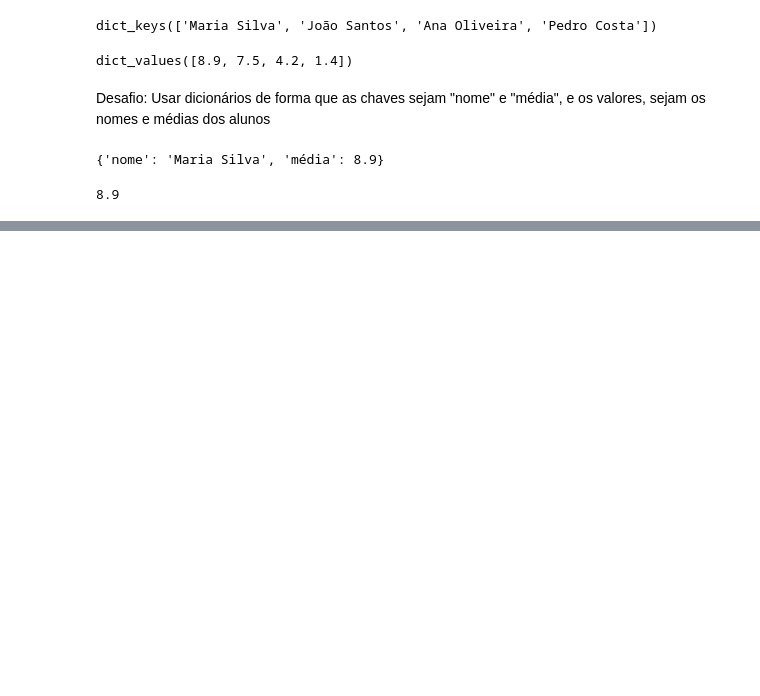
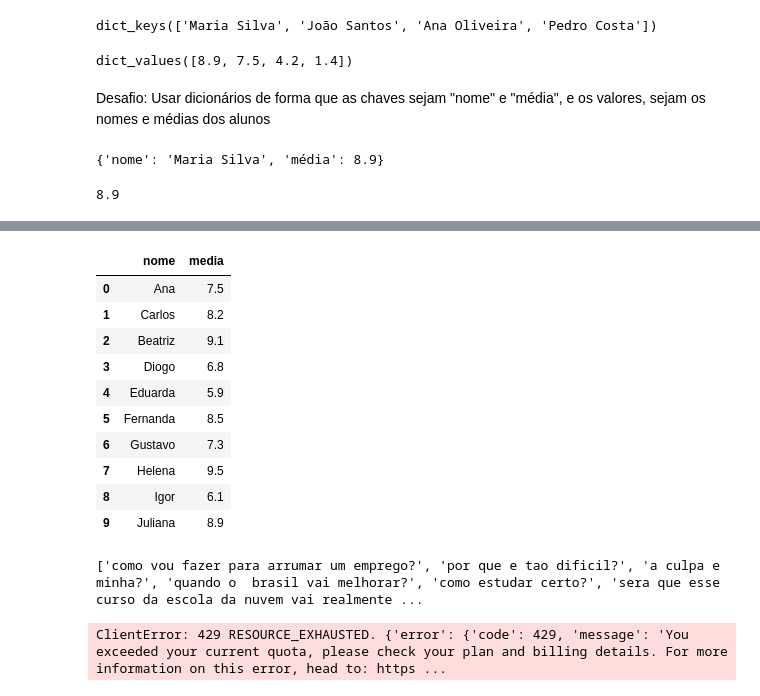
Before and after one commit to Aiyato/testes-colab, a Jupyter notebook: Aula02_completa.ipynb, the cells around one changed output, grey strips where cells are left out. Cells and saved outputs as stored; diff of their text form; code cells hidden in the pictures; blank space fills up the shorter version.

```diff
--- a/Aula02_completa.ipynb
+++ b/Aula02_completa.ipynb
@@ -405,0 +469,16 @@ MARIA   ANA   SANTOS   PEREIRA
+# %%
+df = pd.read_csv("/meu_csv.csv")
+# %%
+df
+# %% [output]
+|  | nome | media |
+| 0 | Ana | 7.5 |
+| 1 | Carlos | 8.2 |
+| 2 | Beatriz | 9.1 |
+| 3 | Diogo | 6.8 |
+| 4 | Eduarda | 5.9 |
+| 5 | Fernanda | 8.5 |
+| 6 | Gustavo | 7.3 |
+| 7 | Helena | 9.5 |
+| 8 | Igor | 6.1 |
+| 9 | Juliana | 8.9 |
@@ -405,0 +504,20 @@ MARIA   ANA   SANTOS   PEREIRA
+# %%
+lista_desafio = []
+
+with open("perguntas.txt", "r", encoding="utf-8") as arquivo:
+  for linha in arquivo:
+    lista_desafio.append(linha.strip())
+print(lista_desafio)
+# %% [output]
+['como vou fazer para arrumar um emprego?', 'por que e tao dificil?', 'a culpa e minha?', 'quando o  brasil vai melhorar?', 'como estudar certo?', 'sera que esse curso da escola da nuvem vai realmente ...
+# %%
+lista_de_dicionarios_de_respostas = []
+
+for pergunta in lista_desafio:
+    resposta = client.models.generate_content(
+      model="gemini-2.5-flash",
+      contents= f"Gere uma resposta muito sucinta para a pergunta:{pergunta}"
+      )
+    lista_de_dicionarios_de_respostas.append({"pergunta":pergunta, "resposta":resposta.text})
+# %% [output]
+ClientError: 429 RESOURCE_EXHAUSTED. {'error': {'code': 429, 'message': 'You exceeded your current quota, please check your plan and billing details. For more information on this error, head to: https ...
```
Also changed, not shown: parts of 20 cells of this notebook.
